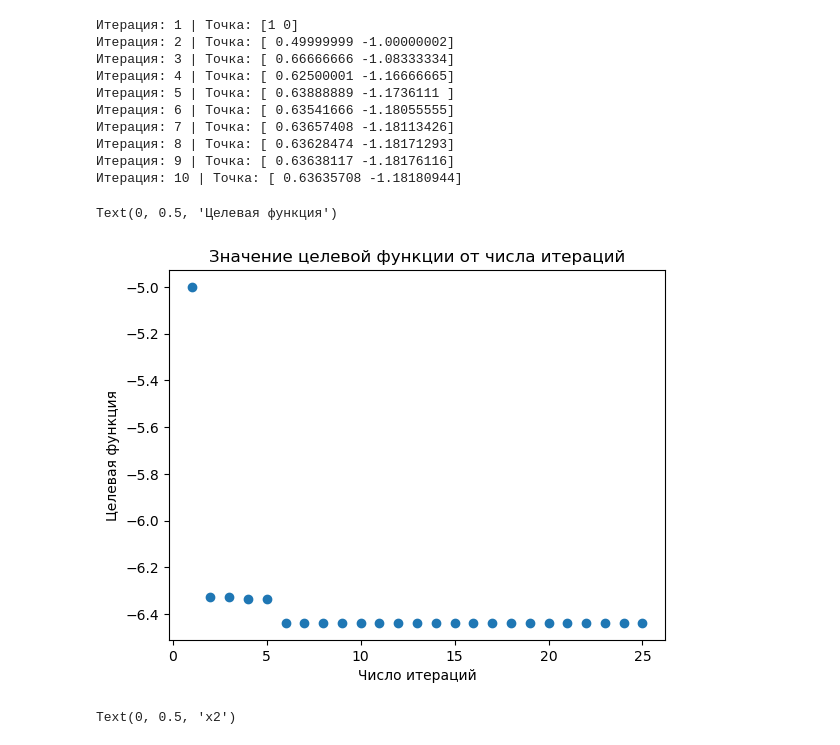
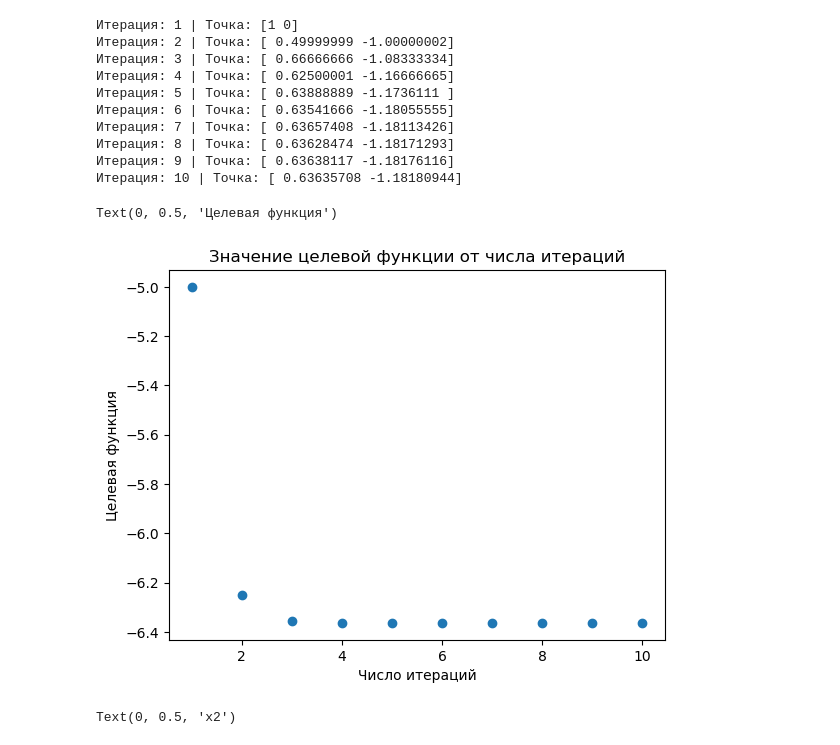
Before and after one commit to EHAT32/optimization, a Jupyter notebook: lab2.ipynb, the cells around one changed output. Cells and saved outputs as stored; diff of their text form; code cells hidden in the pictures.

```diff
--- a/lab2.ipynb
+++ b/lab2.ipynb
@@ -304,13 +304,13 @@ printTable(xDataG)
 Итерация: 9 | Точка: [ 0.63638117 -1.18176116]
 Итерация: 10 | Точка: [ 0.63635708 -1.18180944]
 # %%
-plt.scatter(np.arange(1, len(fData) + 1), fData)
+plt.scatter(np.arange(1, len(fDataG) + 1), fDataG)
 plt.title('Значение целевой функции от числа итераций')
 plt.xlabel('Число итераций')
 plt.ylabel('Целевая функция')
 # %% [output]
 Text(0, 0.5, 'Целевая функция')
-[figure, old version]
+[figure, new version]
 # %%
 xDataG = np.array(xDataG)
 # %%
```
